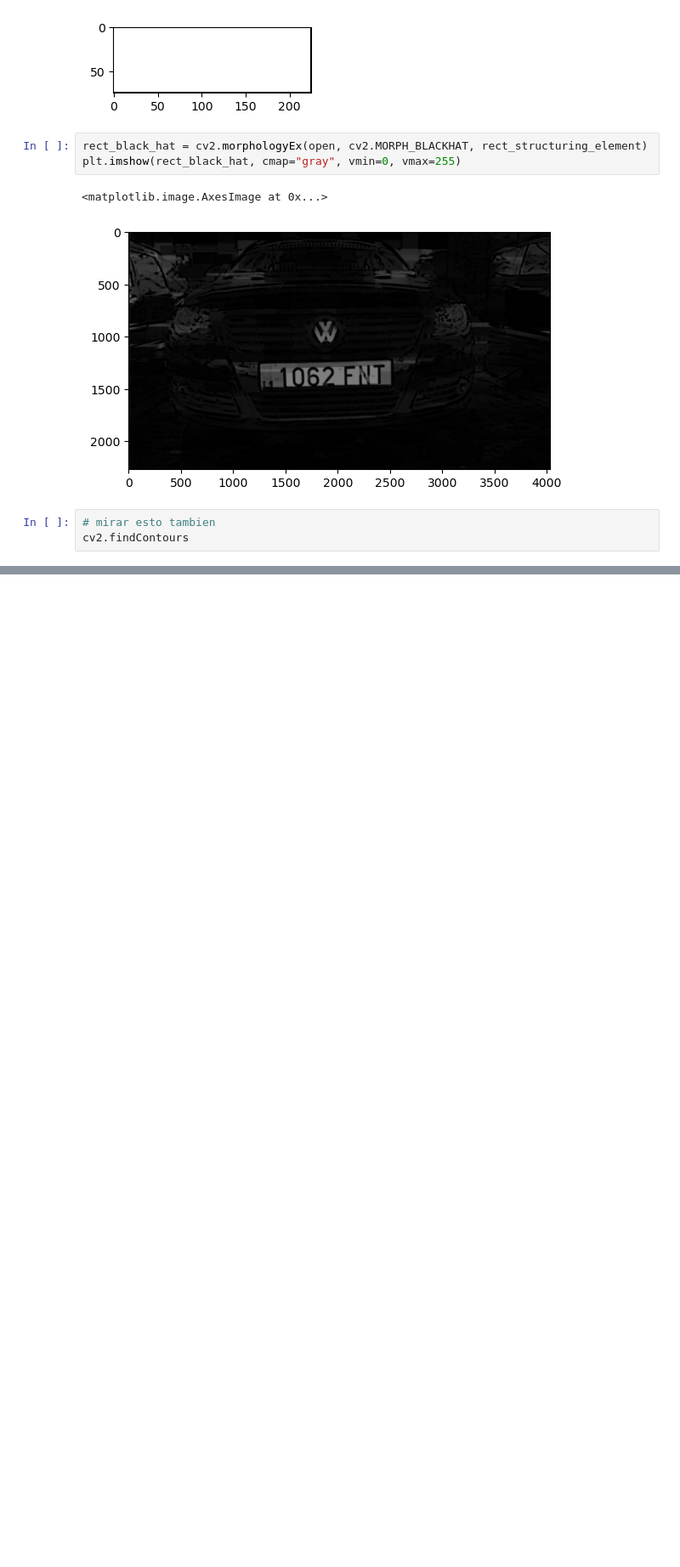
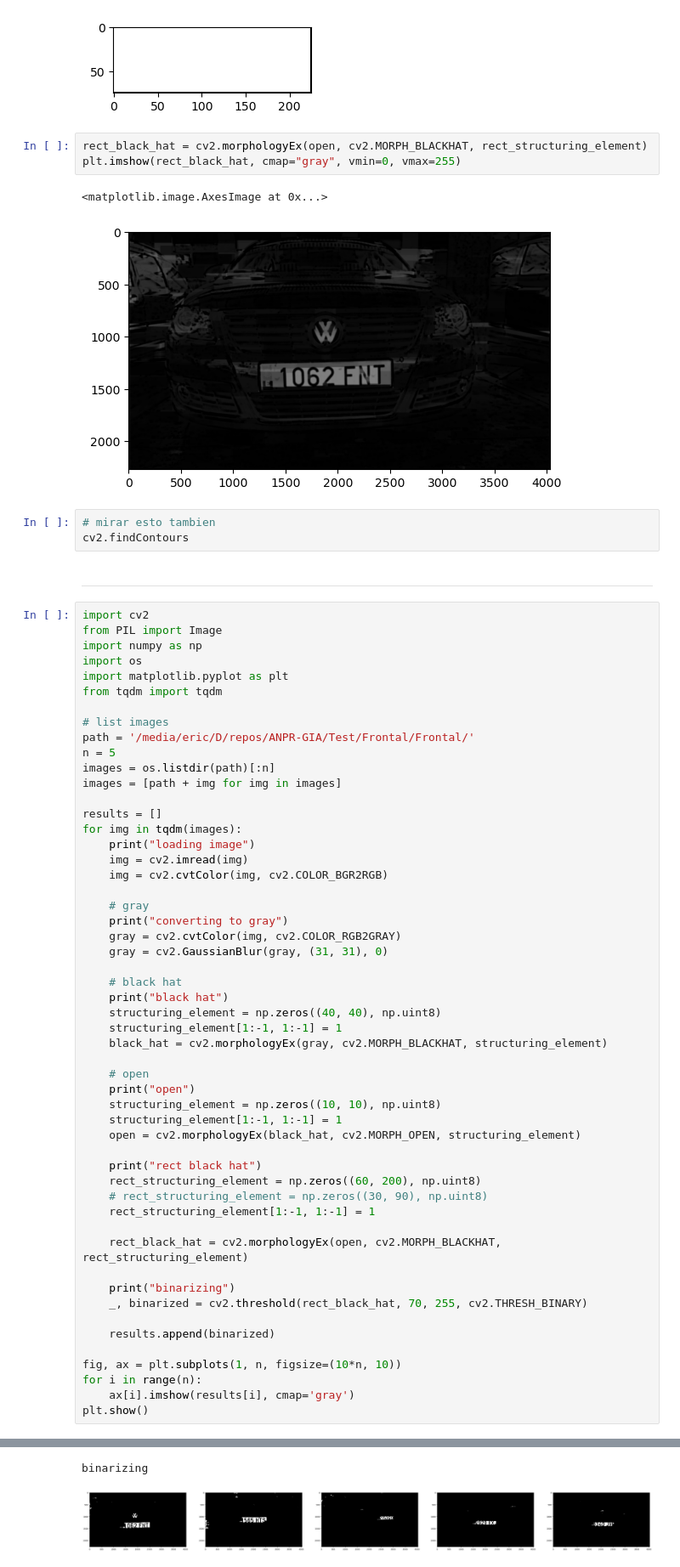
Before and after one commit to marinocom/ANPR-GIA, a Jupyter notebook: math_morph.ipynb, the cells around one changed output, grey strips where cells are left out. Shown at 85% size. Saved outputs shown, nothing was run; the diff lists cells and outputs as text; blank space fills up the shorter version.

```diff
--- a/math_morph.ipynb
+++ b/math_morph.ipynb
@@ -98,3 +98,59 @@ plt.imshow(rect_black_hat, cmap="gray", vmin=0, vmax=255)
 # %%
 # mirar esto tambien
 cv2.findContours
+# %% [markdown]
+---
+# %%
+import cv2
+from PIL import Image
+import numpy as np
+import os
+import matplotlib.pyplot as plt
+from tqdm import tqdm
+
+# list images
+path = '/media/eric/D/repos/ANPR-GIA/Test/Frontal/Frontal/'
+n = 5
+images = os.listdir(path)[:n]
+images = [path + img for img in images]
+
+results = []
+for img in tqdm(images):
+	print("loading image")
+	img = cv2.imread(img)
+	img = cv2.cvtColor(img, cv2.COLOR_BGR2RGB)
+
+	# gray
+	print("converting to gray")
+	gray = cv2.cvtColor(img, cv2.COLOR_RGB2GRAY)
+	gray = cv2.GaussianBlur(gray, (31, 31), 0)
+
+	# black hat
+	print("black hat")
+	structuring_element = np.zeros((40, 40), np.uint8)
+	structuring_element[1:-1, 1:-1] = 1
+	black_hat = cv2.morphologyEx(gray, cv2.MORPH_BLACKHAT, structuring_element)
+
+	# open
+	print("open")
+	structuring_element = np.zeros((10, 10), np.uint8)
+	structuring_element[1:-1, 1:-1] = 1
+	open = cv2.morphologyEx(black_hat, cv2.MORPH_OPEN, structuring_element)
+
+	print("rect black hat")
+	rect_structuring_element = np.zeros((60, 200), np.uint8)
+	# rect_structuring_element = np.zeros((30, 90), np.uint8)
+	rect_structuring_element[1:-1, 1:-1] = 1
+
+	rect_black_hat = cv2.morphologyEx(open, cv2.MORPH_BLACKHAT, rect_structuring_element)
+
+	print("binarizing")
+	_, binarized = cv2.threshold(rect_black_hat, 70, 255, cv2.THRESH_BINARY)
+
+	results.append(binarized)
+
+fig, ax = plt.subplots(1, n, figsize=(10*n, 10))
+for i in range(n):
+	ax[i].imshow(results[i], cmap='gray')
+plt.show()
+# %% [output]
@@ -100,0 +186,2 @@ cv2.findContours
+binarizing
+[figure, added]
```
Also changed, not shown: parts of 8 cells of this notebook.
